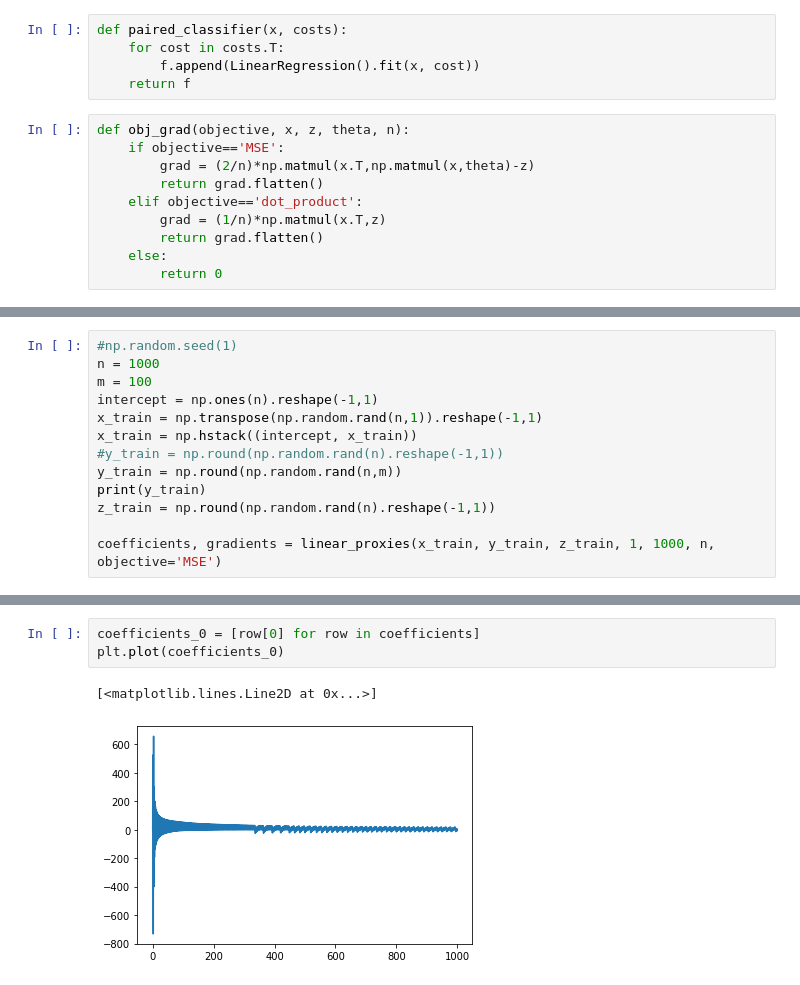
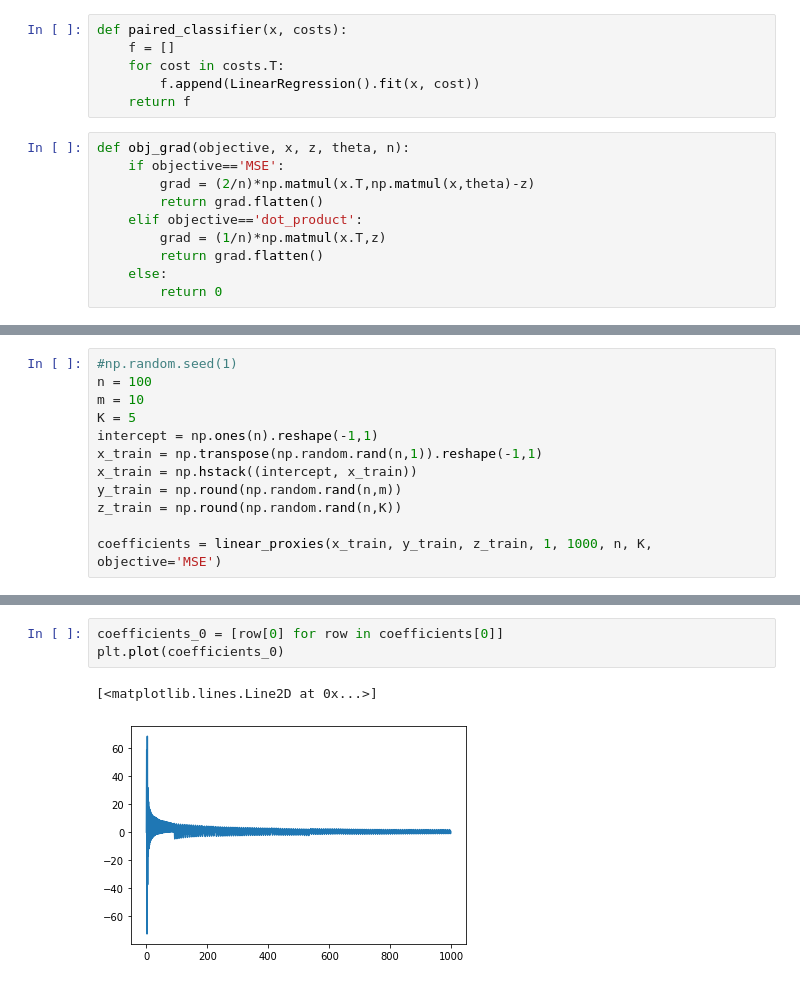
Before and after one commit to emilydiana/fairnessProxies, a Jupyter notebook: LinearProxies_JupyterNotebook.ipynb, the cells around one changed output, grey strips where cells are left out. Cells and saved outputs as stored; diff of their text form.

```diff
--- a/LinearProxies_JupyterNotebook.ipynb
+++ b/LinearProxies_JupyterNotebook.ipynb
@@ -8,6 +8,7 @@ def linear_costs(x, y, z, theta):
     return costs
 # %%
 def paired_classifier(x, costs):
+    f = []
     for cost in costs.T:
         f.append(LinearRegression().fit(x, cost))
     return f
@@ -49,13 +54,12 @@ def linear_proxies(x, y, z, C, iters, n, objective=None):
 # %%
 #np.random.seed(1)
-n = 1000
-m = 100
+n = 100
+m = 10
+K = 5
 intercept = np.ones(n).reshape(-1,1)
 x_train = np.transpose(np.random.rand(n,1)).reshape(-1,1)
 x_train = np.hstack((intercept, x_train))
-#y_train = np.round(np.random.rand(n).reshape(-1,1))
 y_train = np.round(np.random.rand(n,m))
-print(y_train)
-z_train = np.round(np.random.rand(n).reshape(-1,1))
+z_train = np.round(np.random.rand(n,K))
 
-coefficients, gradients = linear_proxies(x_train, y_train, z_train, 1, 1000, n, objective='MSE')
+coefficients = linear_proxies(x_train, y_train, z_train, 1, 1000, n, K, objective='MSE')
@@ -80,6 +66,6 @@ coefficients, gradients = linear_proxies(x_train, y_train, z_train, 1, 1000, n,
 # %%
-coefficients_0 = [row[0] for row in coefficients]
+coefficients_0 = [row[0] for row in coefficients[0]]
 plt.plot(coefficients_0)
 # %% [output]
 [<matplotlib.lines.Line2D at 0x...>]
-[figure, old version]
+[figure, new version]
```
Also changed, not shown: parts of 6 cells of this notebook.
